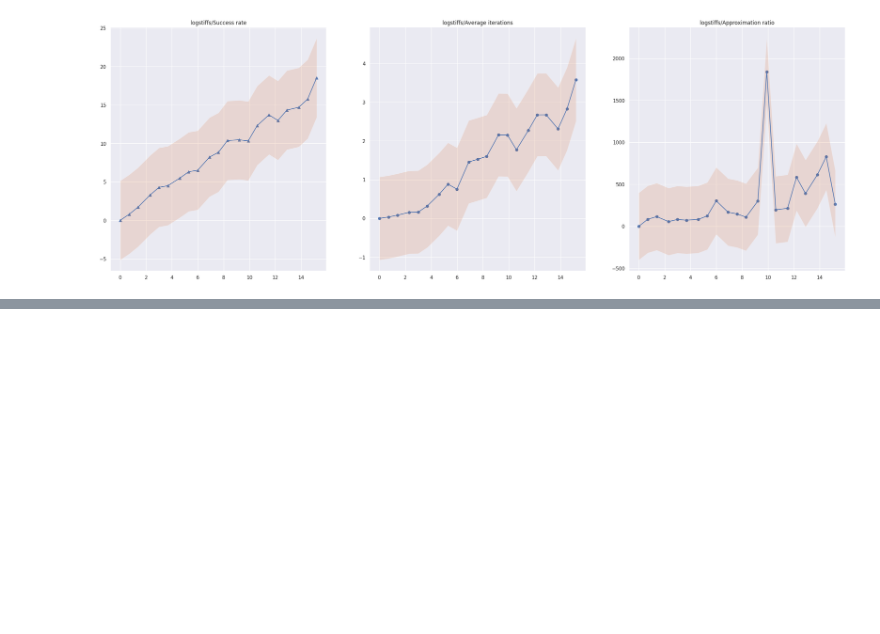
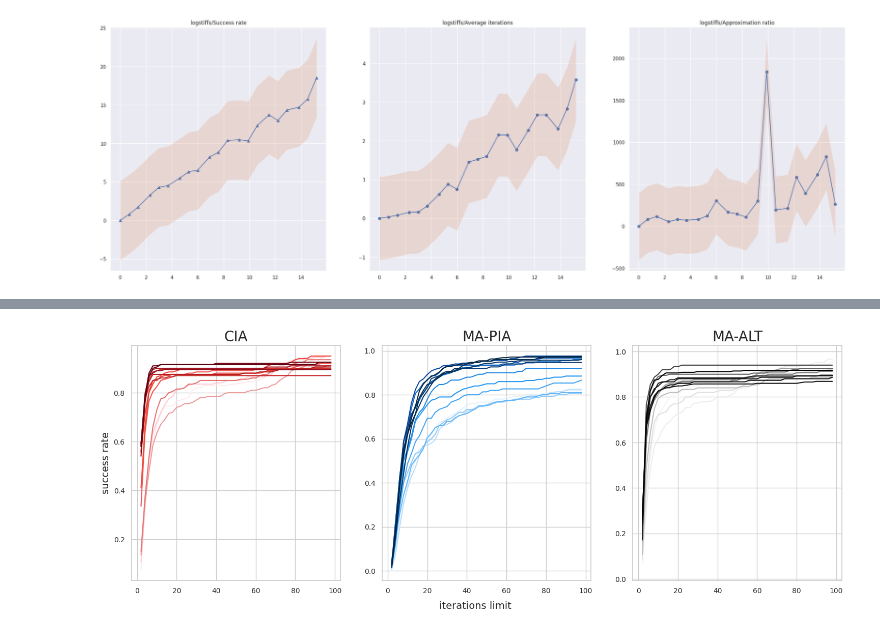
Before and after one commit to boz0nchik/QAOA, a Jupyter notebook: stiffness_analyze.ipynb, the cells around one changed output, grey strips where cells are left out. Saved outputs shown, nothing was run; the diff lists cells and outputs as text; code cells hidden in the pictures; blank space fills up the shorter version.

```diff
--- a/stiffness_analyze.ipynb
+++ b/stiffness_analyze.ipynb
@@ -300,0 +395,66 @@ plt.show()
+# %%
+fig, axs = plt.subplots(ncols = 3, nrows = 1, figsize = (18,6))
+import matplotlib.colors as mcolors
+limits = np.arange(2, 100, 2)
+
+
+colors = {
+    'CIA' : [
+    "#FFEBEE", "#FFCDD2", "#EF9A9A", "#E57373",
+    "#EF5350", "#F44336", "#E53935", "#D32F2F",
+    "#C62828", "#B71C1C", "#A31621", "#8A0B1A",
+    "#700013", "#5A000C"
+    ],
+    'MA-PIA':  ["#E3F2FD", "#BBDEFB", "#90CAF9", "#64B5F6",
+    "#42A5F5", "#2196F3", "#1E88E5", "#1976D2",
+    "#1565C0", "#0D47A1", "#083C76", "#063462",
+    "#042C4F", "#03233C"],
+    'MA-ALT': [
+    "#FFFFFF", "#F5F5F5", "#EEEEEE", "#E0E0E0",
+    "#BDBDBD", "#9E9E9E", "#757575", "#616161",
+    "#424242", "#212121", "#1A1A1A", "#141414",
+    "#0E0E0E", "#000000"]
+}
+
+ansatz_axs = {
+    'CIA' : axs[0],
+    'MA-PIA' : axs[1],
+    'MA-ALT' : axs[2]
+}
+
+for ansatz in ansatzes:
+
+    data_1 = pd.read_csv(source.format(size = size, stiffs = stiffs_1, ansatz = ansatz, stepsize = Config[ansatz]['stepsize'], shots = Config[ansatz]['shots']))
+    data_2 = pd.read_csv(source.format(size = size, stiffs = stiffs_2, ansatz = ansatz, stepsize = Config[ansatz]['stepsize'], shots = Config[ansatz]['shots']))
+
+    data = pd.concat([data_1, data_2])
+
+    average_iterations = []
+
+    for i in range(len(allstiffs)):
+        stiff = allstiffs[i]
+        success_rates = []
+        for limit in limits:
+            subdata = data[(data['Stiffness (flt)'] == stiff)]
+
+            success_rates.append(len(subdata[subdata['Train_iterations (int)'] < limit]) / len(subdata))
+        # average_iterations.append(np.mean(subdata[subdata['Train (flt)'] == subdata['Test (flt)']]['Train_iterations (int)']))
+        # average_approximations.append(np.mean(np.abs((subdata['Train (flt)'] - subdata['Test (flt)']) / subdata['Test (flt)'])))
+        # iter_errors.append(np.std(subdata[subdata['Train (flt)'] == subdata['Test (flt)']]['Train_iterations (int)']))
+
+
+        ansatz_axs[ansatz].plot(limits, success_rates, color = colors[ansatz][i])
+        #suc_limit_ax.scatter(limits, success_rates, color = colors[ansatz])
+    # iter_ax.plot(logstiffs, average_iterations, color = colors[ansatz])
+    # iter_ax.scatter(logstiffs, average_iterations, color = colors[ansatz])
+    #iter_ax.errorbar(logstiffs, average_iterations, yerr = iter_errors)
+    # approx_ax.plot(logstiffs, average_approximations, color = colors[ansatz])
+    # approx_ax.scatter(logstiffs, average_approximations, color = colors[ansatz])
+axs[0].set_ylabel('success rate', fontsize = 14)
+for ansatz in ansatzes:
+    ansatz_axs[ansatz].set_title(ansatz)
+fig.supxlabel('iterations limit', fontsize = 14)
+plt.savefig('figs/Stiffness_success_rate_from_iterations.png', dpi = 1000)
+plt.show()
+# %% [output]
+[figure, added]
```
Also changed, not shown: parts of 3 cells of this notebook, 10 other files.
